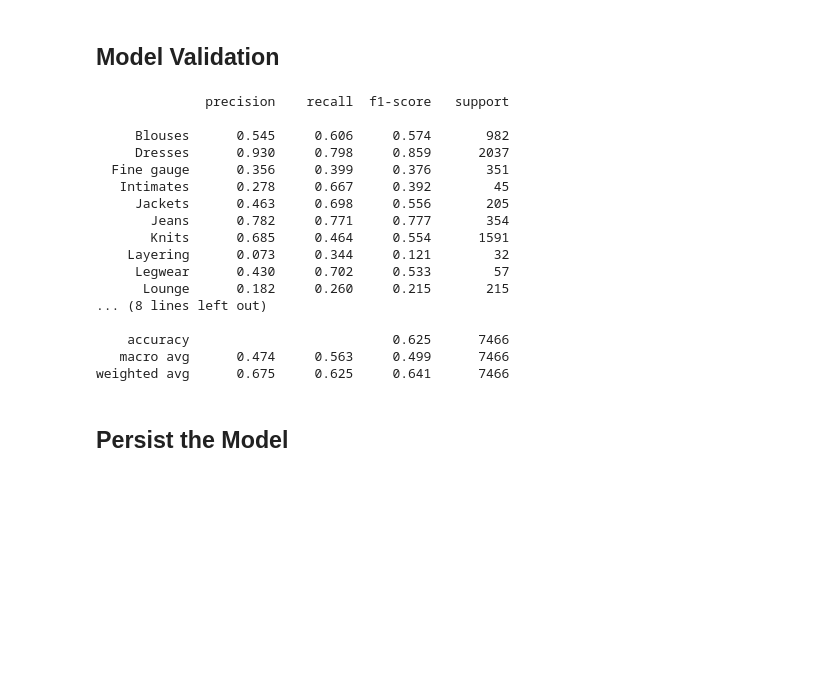
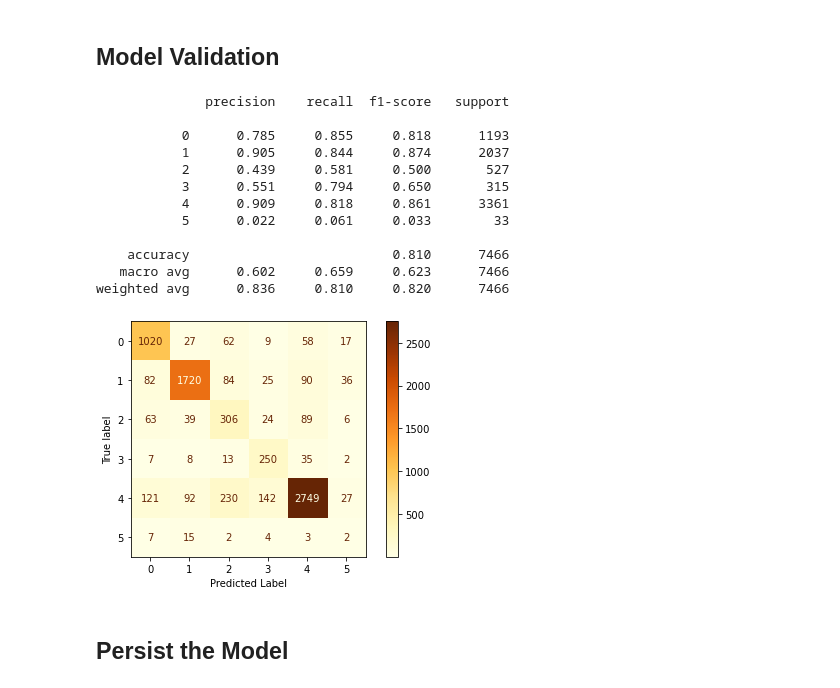
Before and after one commit to broepke/Classification, a Jupyter notebook: multiclassification.ipynb, the cells around one changed output. Drawn from its saved outputs; the diff is of its cells as text; code cells hidden in the pictures; blank space fills up the shorter version.

Commit message:
Finished most of the work for Multiclass

```diff
--- a/multiclassification.ipynb
+++ b/multiclassification.ipynb
@@ -225,10 +227,14 @@ def create_pipe(clf):
 ## Model Selection via Cross-Validation
 # %%
 X = df[['Text_Processed', 'text_len']]
-y = df['Class Name']
+y = df['Department Name']
 # %%
 print(X.shape)
 print(y.shape)
 # %% [output]
 (22624, 2)
 (22624,)
+# %%
+le = LabelEncoder()
+y = le.fit_transform(y)
+y.shape
@@ -271,30 +289,36 @@ def fit_and_print(pipeline, name):
     y_pred = pipeline.predict(X_test)
 
     print(metrics.classification_report(y_test, y_pred, digits=3))
+
+    ConfusionMatrixDisplay.from_predictions(y_test,
+                                            y_pred,
+                                            cmap=plt.cm.YlOrBr)
+
+    plt.tight_layout()
+    plt.ylabel('True label')
+    plt.xlabel('Predicted Label')
+    plt.tight_layout()
+    plt.savefig('classification_' + name + '.png', dpi=300)
 # %%
 clf = LogisticRegression(random_state=42,
                          class_weight='balanced',
                          max_iter=500)
 pipeline = create_pipe(clf)
-fit_and_print(pipeline, 'LogReg')
+fit_and_print(pipeline, 'Multiclass')
 # %% [output]
               precision    recall  f1-score   support
 
-     Blouses      0.545     0.606     0.574       982
-     Dresses      0.930     0.798     0.859      2037
-  Fine gauge      0.356     0.399     0.376       351
-   Intimates      0.278     0.667     0.392        45
-     Jackets      0.463     0.698     0.556       205
-       Jeans      0.782     0.771     0.777       354
-       Knits      0.685     0.464     0.554      1591
-    Layering      0.073     0.344     0.121        32
-     Legwear      0.430     0.702     0.533        57
-      Lounge      0.182     0.260     0.215       215
-... (8 lines left out)
+           0      0.785     0.855     0.818      1193
+           1      0.905     0.844     0.874      2037
+           2      0.439     0.581     0.500       527
+           3      0.551     0.794     0.650       315
+           4      0.909     0.818     0.861      3361
+           5      0.022     0.061     0.033        33
 
-    accuracy                          0.625      7466
-   macro avg      0.474     0.563     0.499      7466
-weighted avg      0.675     0.625     0.641      7466
+    accuracy                          0.810      7466
+   macro avg      0.602     0.659     0.623      7466
+weighted avg      0.836     0.810     0.820      7466
+[figure, added]
 # %% [markdown]
 ## Persist the Model
 # %%
```
Also changed, not shown: parts of 15 cells of this notebook, 5 other files.
